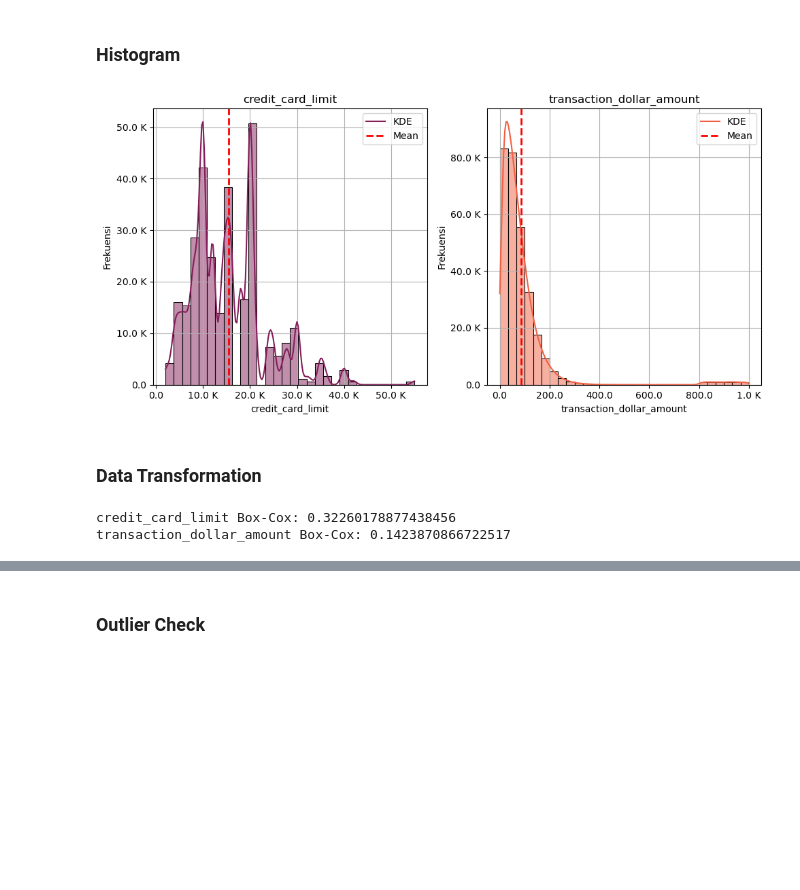
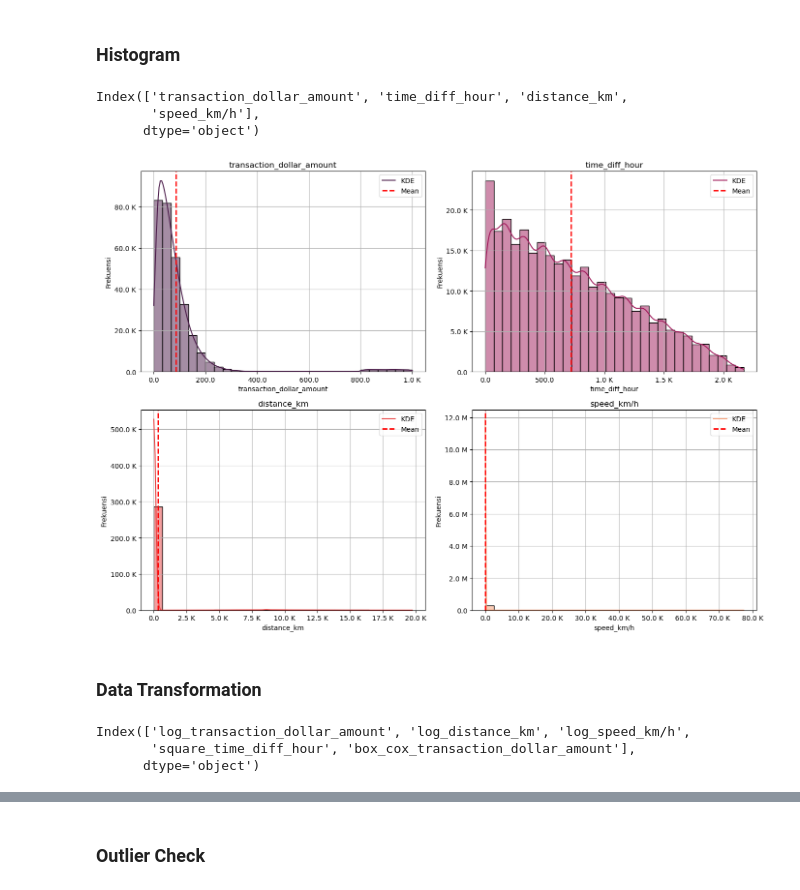
Before and after one commit to Pra5etya/Credit-Card-Fraud-Transactions, a Jupyter notebook: etl/data_exploration.ipynb, the cells around one changed output, grey strips where cells are left out. Drawn from its saved outputs; the diff is of its cells as text; code cells hidden in the pictures; blank space fills up the shorter version.

```diff
--- a/etl/data_exploration.ipynb
+++ b/etl/data_exploration.ipynb
@@ -347,16 +398,21 @@ Column transaction_dollar_amount: Tidak ada perbedaan signifikan
 # %% [markdown]
 ### Histogram
+# %%
+# Data
+exc_data = ['credit_card', 'long', 'lat', 'zipcode', 'year']
+hist_data = cc_df.select_dtypes(include = ['number']).drop(columns = exc_data, errors = 'ignore')
+
+hist_data.columns
+# %% [output]
+Index(['transaction_dollar_amount', 'time_diff_hour', 'distance_km',
+       'speed_km/h'],
+      dtype='object')
 # %%
-# Data
-hist_data = cc_df.select_dtypes(include = ['number'])
-
-exclude_col = ['credit_card', 'long', 'lat', 'zipcode', 'year', 'month',
-               'transaction_count', 'time_diff_per_seconds', 'prev_long', 'prev_lat', 'distance']
-
+#
 hist_data = hist_data.drop(columns = exclude_col, errors = 'ignore')
 
 # Set up subplot grid
-fig, ax = plt.subplots(nrows = 1, ncols = 2, figsize = (10, 5))
+fig, ax = plt.subplots(nrows = 2, ncols = 2, figsize = (14, 10))
 
 # Flatten axes for easy iteration
 ax = ax.flatten()
@@ -364,57 +420,60 @@ ax = ax.flatten()
 # Get number of columns in hist_data
 num_cols = len(hist_data.columns)
 
 # Generate colors from a colormap with enough colors for each subplot
 colors = sns.color_palette("rocket", num_cols)
 
 # Plot each histogram
 for i, column in enumerate(hist_data.columns):
     sns.histplot(hist_data[column], bins = 30, kde = True, color = colors[i], edgecolor = 'black', ax = ax[i])
     ax[i].set_title(column)
     ax[i].set_xlabel(column)
     ax[i].set_ylabel('Frekuensi')
 
     # Adding vertical line for mean
     ax[i].axvline(x=hist_data[column].mean(), color = 'red', linestyle = '--', linewidth = 2)
 
     # Add legend
     ax[i].legend(['KDE', 'Mean'], loc = 'upper right')
 
      # Applying format_number function to the ylabel
     ax[i].xaxis.set_major_formatter(ticker.FuncFormatter(lab_round))
     ax[i].yaxis.set_major_formatter(ticker.FuncFormatter(lab_round))
     ax[i].grid(True)
 
 # Adjust layout
 plt.tight_layout()
 
 # Show plot
 plt.show()
 # %% [output]
-[figure, old version]
+[figure, new version]
 # %% [markdown]
 ### Data Transformation
 # %%
 # log transform
 # =====================
 cc_df['log_transaction_dollar_amount'] = np.log1p(cc_df['transaction_dollar_amount'])
+cc_df['log_distance_km'] = np.log1p(cc_df['distance_km'])
+cc_df['log_speed_km/h'] = np.log1p(cc_df['speed_km/h'])
 
 # square transform
 # =====================
-cc_df['square_credit_card_limit'] = np.sqrt(cc_df['credit_card_limit'])
+cc_df['square_time_diff_hour'] = np.sqrt(cc_df['time_diff_hour'])
 
 # box-cox
 # =====================
-from scipy.stats import boxcox
-
-#
-cc_df['box_cox_credit_card_limit'], lambda_feature_credit_card_limit = boxcox(cc_df['credit_card_limit'])
-print(f"credit_card_limit Box-Cox: {lambda_feature_credit_card_limit}")
-
-#
-cc_df['box_cox_transaction_dollar_amount'], lambda_feature_transaction_dollar_amount = boxcox(cc_df['transaction_dollar_amount'])
-print(f"transaction_dollar_amount Box-Cox: {lambda_feature_transaction_dollar_amount}")
+cc_df['box_cox_transaction_dollar_amount'], lambda_feature_transaction_dollar_amount = boxcox(cc_df['transaction_dollar_amount'] + 1)
-# %% [output]
-credit_card_limit Box-Cox: 0.32260178877438456
-transaction_dollar_amount Box-Cox: 0.1423870866722517
+# %%
+# Data
+exc_data = ['credit_card', 'long', 'lat', 'zipcode', 'year',
+            'transaction_dollar_amount', 'time_diff_hour',
+            'distance_km', 'speed_km/h']
+hist_data = cc_df.select_dtypes(include = ['number']).drop(columns = exc_data, errors = 'ignore')
+
+hist_data.columns
+# %% [output]
+Index(['log_transaction_dollar_amount', 'log_distance_km', 'log_speed_km/h',
+       'square_time_diff_hour', 'box_cox_transaction_dollar_amount'],
+      dtype='object')
 # %%
```
Also changed, not shown: parts of 69 cells of this notebook, 3 other files.
